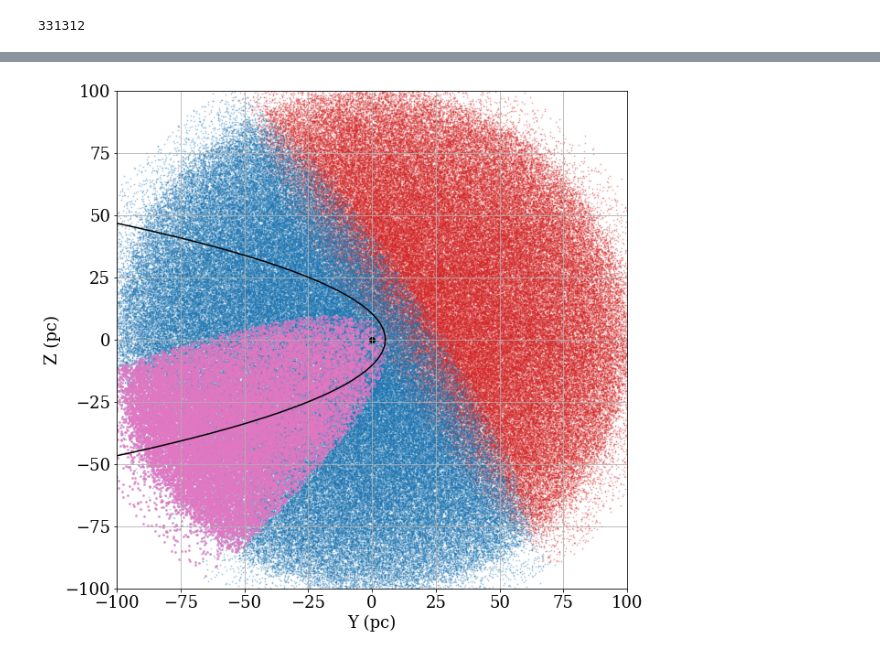
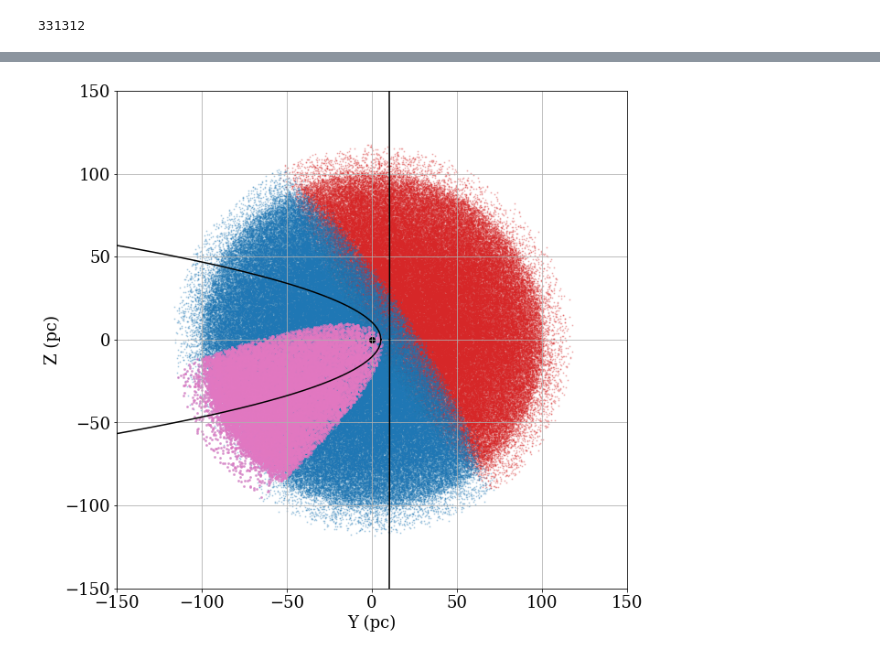
Before and after one commit to jradavenport/daen, a Jupyter notebook: code/GCNS_SN1987A.ipynb, the cells around one changed output, grey strips where cells are left out. Drawn from its saved outputs; the diff is of its cells as text; code cells hidden in the pictures.

```diff
--- a/code/GCNS_SN1987A.ipynb
+++ b/code/GCNS_SN1987A.ipynb
@@ -130,11 +148,11 @@ def echoxy0(t, c, Ntheta=1000, foci=False):
 # %%
 t=dt.to('year').value
+fx0,fy0 = echoxy0(t, c.value, foci=True)
+fx,fy = echoxy0(t, c.value, Ntheta=10000)
+cx,cy = circxy0(t, c.value, Ntheta=10000)
 
-fx0,fy0 = echoxy0(t, c.value, foci=True)
-fx,fy = echoxy0(t, c.value, foci=False, Ntheta=10000)
-
-plt.scatter((fx0 - fx0[1]), fy0)
-plt.plot(fx - fx0[1], fy)
-plt.xlim(-75,25)
-plt.ylim(-75,75)
+plt.figure(figsize=(6,6))
+plt.scatter(fx0, fy0)
+plt.plot(fx, fy)
+plt.plot(cx, cy)
 # %% [output]
@@ -143,17 +162,18 @@ plt.ylim(-75,75)
 # %%
 plt.figure(figsize=(10,10))
 plt.scatter(GCNS['YCOORD_50'][SNNO], GCNS['ZCOORD_50'][SNNO], c='C3', s=1, alpha=0.25)
 plt.scatter(GCNS['YCOORD_50'][SNYES], GCNS['ZCOORD_50'][SNYES], c='C0', s=1, alpha=0.25)
 
 plt.scatter(GCNS['YCOORD_50'][EYES], GCNS['ZCOORD_50'][EYES], c='C6', s=4, alpha=0.5)
 
-plt.scatter((fx0 - fx0[1]).to('pc'), fy0.to('pc'), c='k')
-plt.plot((fx - fx0[1]).to('pc'), fy.to('pc'), c='k')
-plt.xlim(-100,100)
-plt.ylim(-100,100)
+plt.scatter((fx0).to('pc'), fy0.to('pc'), c='k')
+plt.plot((fx).to('pc'), fy.to('pc'), c='k')
+plt.plot((cx).to('pc'), cy.to('pc'), c='k')
+plt.xlim(-150,150)
+plt.ylim(-150,150)
 
 plt.xlabel('Y (pc)')
 plt.ylabel('Z (pc)')
 plt.grid(True)
 # %% [output]
-[figure, old version]
+[figure, new version]
```
Also changed, not shown: parts of 9 cells of this notebook, 1 other file.
